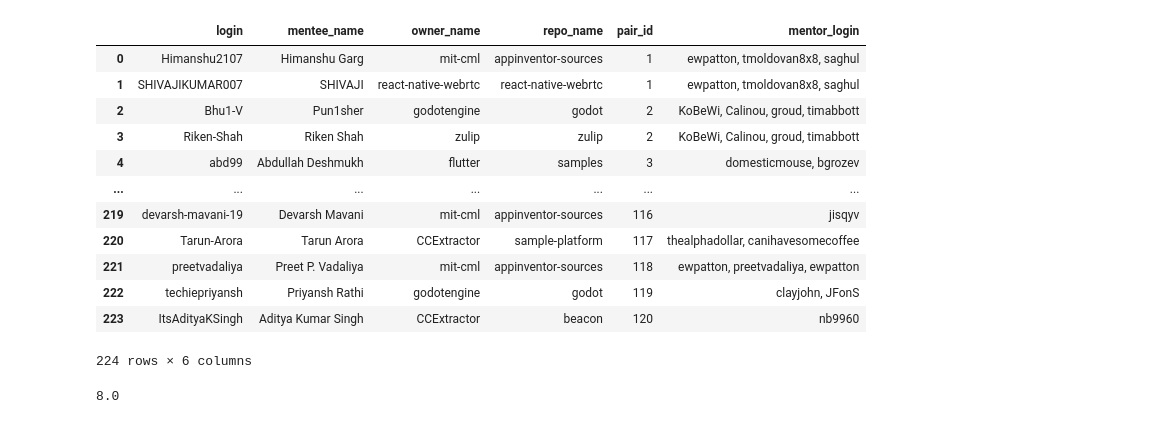
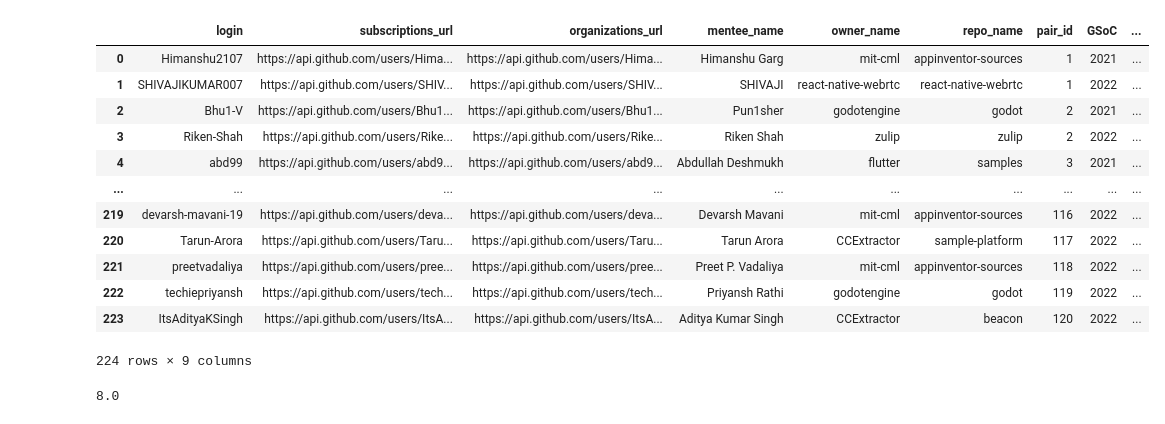
Before and after one commit to coffeehousejazz/honours_thesis, a Jupyter notebook: Code/new queries/GSoC2021.ipynb, the cells around one changed output. Saved outputs shown, nothing was run; the diff lists cells and outputs as text; code cells hidden in the pictures.

```diff
--- a/Code/new queries/GSoC2021.ipynb
+++ b/Code/new queries/GSoC2021.ipynb
@@ -72,5 +72,7 @@ comments_df
 # %%
-user_df = user_df.drop(columns=['subscriptions_url', 'organizations_url'])
+#user_df = user_df.drop(columns=['subscriptions_url', 'organizations_url', 'node_id', 'avatar_url',
+#                                'gravatar_id', 'url', 'html_url', 'followers_url', 'following_url',
+#                                'type', 'events_url', 'starred_url', 'gists_url'])
 user_df
 # %% [output]
 |  | _id | login | id | node_id | avatar_url | gravatar_id | url | html_url | followers_url | ... |
@@ -107,38 +112,39 @@ pulls_df
 # %%
 # Define custom function to apply to each group
 def add_false_usernames(group):
     false_usernames = group.loc[group['mentee'] == False, 'login']
     if false_usernames.empty:
         return group[group['mentee']]
     else:
         group['mentor_login'] = ', '.join(false_usernames)
         return group[group['mentee']]
 
 # Group data by 'ids' and apply custom function
 mentors_mentees = user_df.groupby('pair_id').apply(add_false_usernames).reset_index(drop=True)
 mentors_mentees = mentors_mentees.drop(['_id', 'node_id', 'id', 'bio', 'html_url', 'received_events_url',
                                         'blog', 'email', 'hireable', 'twitter_username', 'events_url', 'url',
                                         'company', 'site_admin', 'gists_url', 'starred_url', 'repos_url', 'gravatar_id',
                                         'following_url', 'followers_url', 'avatar_url', 'pr/issue', 'comment', 'public_gists',
                                         'followers', 'following', 'created_at', 'updated_at', 'mentee',
-                                        'public_repos', 'mentor', 'location', 'type'], axis=1)
+                                        'public_repos', 'mentor', 'location', 'type', 'organizations_url',
+                                        'subscriptions_url'], axis=1)
 # Print result, df of mentors with their mentor
 mentors_mentees.columns = ['mentee_name' if x=='name' else x for x in mentors_mentees.columns]
 mentors_mentees
 # %% [output]
-|  | login | mentee_name | owner_name | repo_name | pair_id | mentor_login |
-| 0 | Himanshu2107 | Himanshu Garg | mit-cml | appinventor-sources | 1 | ewpatton, tmoldovan8x8, saghul |
-| 1 | SHIVAJIKUMAR007 | SHIVAJI | react-native-webrtc | react-native-webrtc | 1 | ewpatton, tmoldovan8x8, saghul |
-| 2 | Bhu1-V | Pun1sher | godotengine | godot | 2 | KoBeWi, Calinou, groud, timabbott |
-| 3 | Riken-Shah | Riken Shah | zulip | zulip | 2 | KoBeWi, Calinou, groud, timabbott |
-| 4 | abd99 | Abdullah Deshmukh | flutter | samples | 3 | domesticmouse, bgrozev |
-| ... | ... | ... | ... | ... | ... | ... |
-| 219 | devarsh-mavani-19 | Devarsh Mavani | mit-cml | appinventor-sources | 116 | jisqyv |
-| 220 | Tarun-Arora | Tarun Arora | CCExtractor | sample-platform | 117 | thealphadollar, canihavesomecoffee |
-| 221 | preetvadaliya | Preet P. Vadaliya | mit-cml | appinventor-sources | 118 | ewpatton, preetvadaliya, ewpatton |
-| 222 | techiepriyansh | Priyansh Rathi | godotengine | godot | 119 | clayjohn, JFonS |
-| 223 | ItsAdityaKSingh | Aditya Kumar Singh | CCExtractor | beacon | 120 | nb9960 |
+|  | login | subscriptions_url | organizations_url | mentee_name | owner_name | repo_name | pair_id | GSoC | ... |
+| 0 | Himanshu2107 | https://api.github.com/users/Hima... | https://api.github.com/users/Hima... | Himanshu Garg | mit-cml | appinventor-sources | 1 | 2021 | ... |
+| 1 | SHIVAJIKUMAR007 | https://api.github.com/users/SHIV... | https://api.github.com/users/SHIV... | SHIVAJI | react-native-webrtc | react-native-webrtc | 1 | 2022 | ... |
+| 2 | Bhu1-V | https://api.github.com/users/Bhu1... | https://api.github.com/users/Bhu1... | Pun1sher | godotengine | godot | 2 | 2021 | ... |
+| 3 | Riken-Shah | https://api.github.com/users/Rike... | https://api.github.com/users/Rike... | Riken Shah | zulip | zulip | 2 | 2022 | ... |
+| 4 | abd99 | https://api.github.com/users/abd9... | https://api.github.com/users/abd9... | Abdullah Deshmukh | flutter | samples | 3 | 2021 | ... |
+| ... | ... | ... | ... | ... | ... | ... | ... | ... | ... |
+| 219 | devarsh-mavani-19 | https://api.github.com/users/deva... | https://api.github.com/users/deva... | Devarsh Mavani | mit-cml | appinventor-sources | 116 | 2022 | ... |
+| 220 | Tarun-Arora | https://api.github.com/users/Taru... | https://api.github.com/users/Taru... | Tarun Arora | CCExtractor | sample-platform | 117 | 2022 | ... |
+| 221 | preetvadaliya | https://api.github.com/users/pree... | https://api.github.com/users/pree... | Preet P. Vadaliya | mit-cml | appinventor-sources | 118 | 2022 | ... |
+| 222 | techiepriyansh | https://api.github.com/users/tech... | https://api.github.com/users/tech... | Priyansh Rathi | godotengine | godot | 119 | 2022 | ... |
+| 223 | ItsAdityaKSingh | https://api.github.com/users/ItsA... | https://api.github.com/users/ItsA... | Aditya Kumar Singh | CCExtractor | beacon | 120 | 2022 | ... |
-224 rows × 6 columns
+224 rows × 9 columns
 # %%
 import os
 
```
Also changed, not shown: parts of 6 cells of this notebook, 3 other files.
